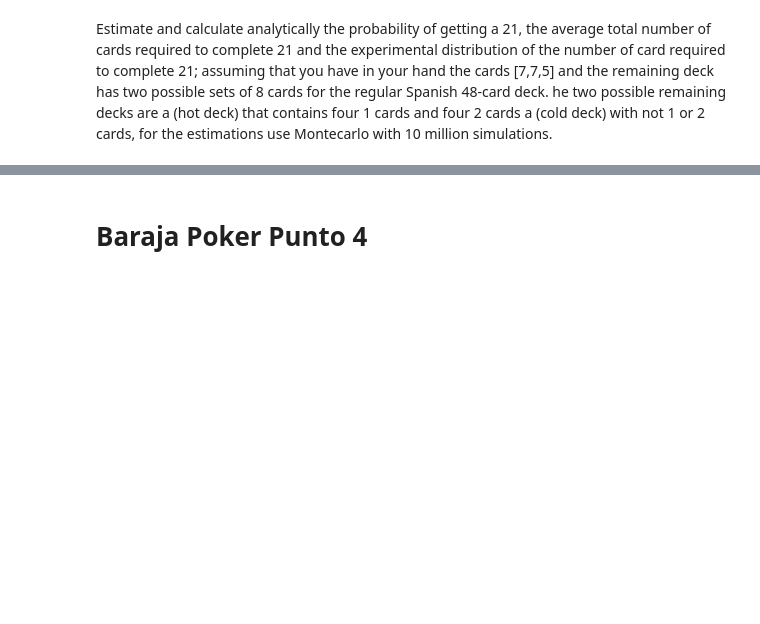
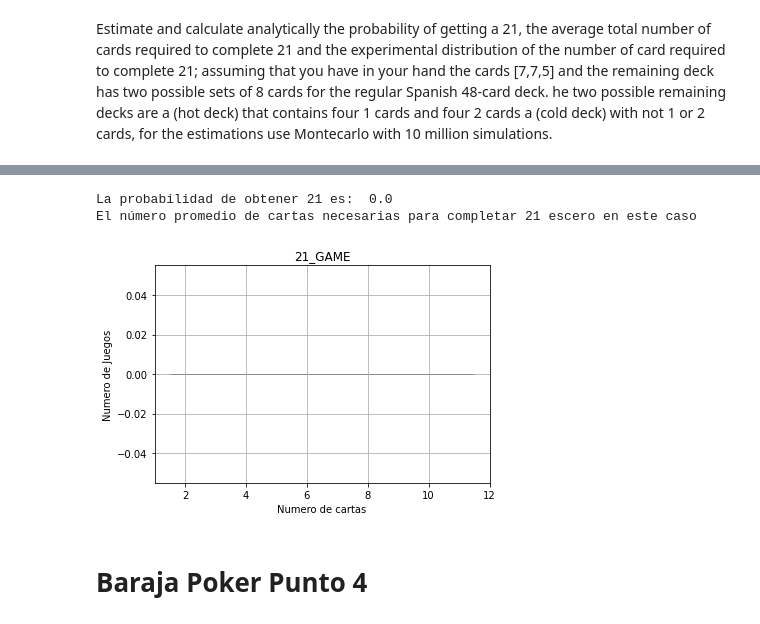
Before and after one commit to jzmendezl/MetNumUN2021I, a Jupyter notebook: Lab6/jzmendezl21Blackjack1_9.ipynb, the cells around one changed output, grey strips where cells are left out. Drawn from its saved outputs; the diff is of its cells as text; code cells hidden in the pictures; blank space fills up the shorter version.

```diff
--- a/Lab6/jzmendezl21Blackjack1_9.ipynb
+++ b/Lab6/jzmendezl21Blackjack1_9.ipynb
@@ -310,3 +333,16 @@ El número promedio de cartas necesarias para completar 21 es: 4.166591096702437
+# %%
+print('La probabilidad de obtener 21 es: ', (win_cont/n))
+print("El número promedio de cartas necesarias para completar 21 escero en este caso")
+
+plt.bar(dicc_21.keys(), dicc_21.values(), 1, edgecolor = 'black')
+plt.xlabel('Numero de cartas')
+plt.ylabel('Numero de Juegos')
+plt.title('21_GAME')
+plt.grid(True)
+# %% [output]
+La probabilidad de obtener 21 es:  0.0
+El número promedio de cartas necesarias para completar 21 escero en este caso
+[figure, added]
 # %% [markdown]
 # Baraja Poker Punto 4
 # %% [markdown]
```
Also changed, not shown: parts of 23 cells of this notebook.
